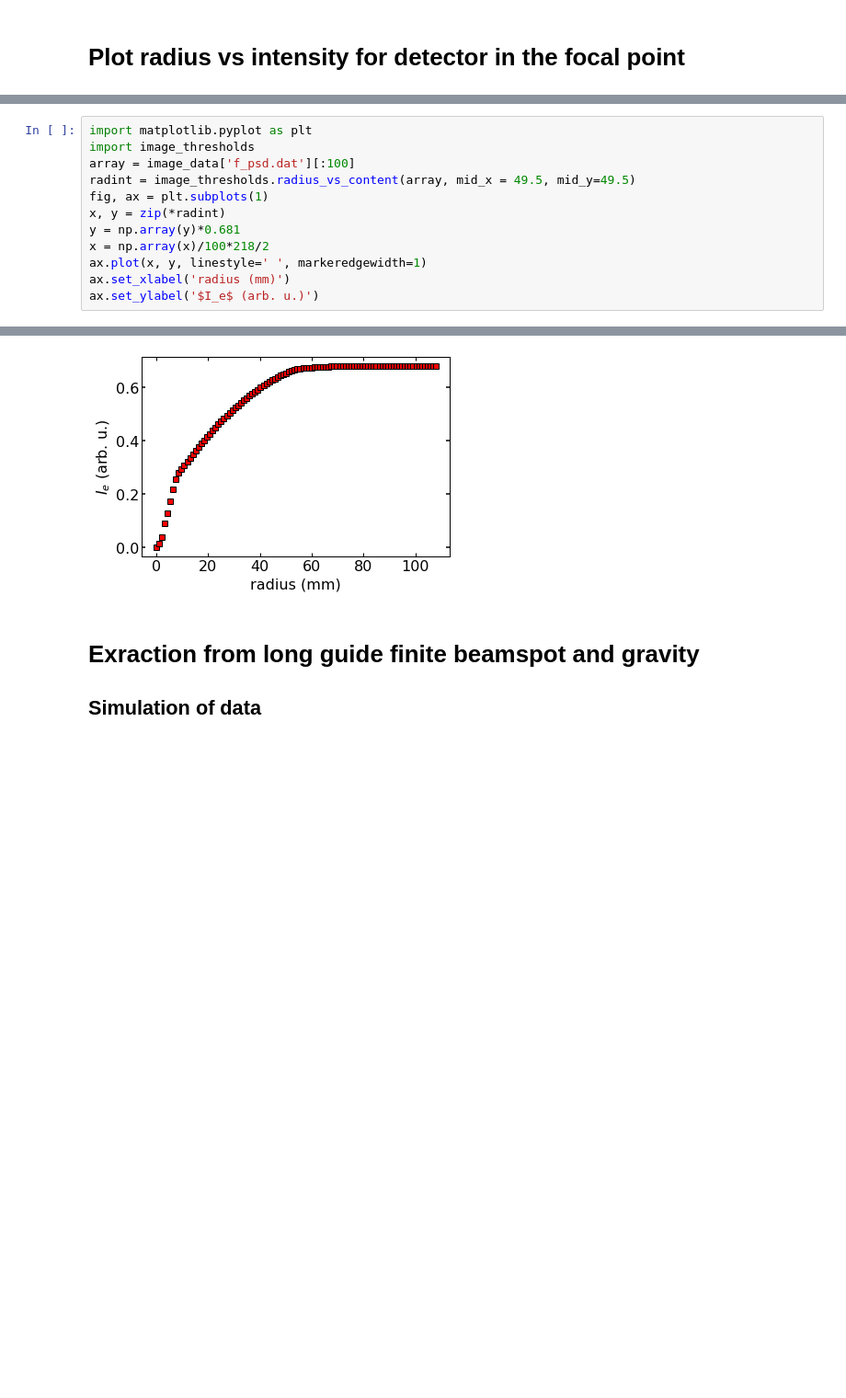
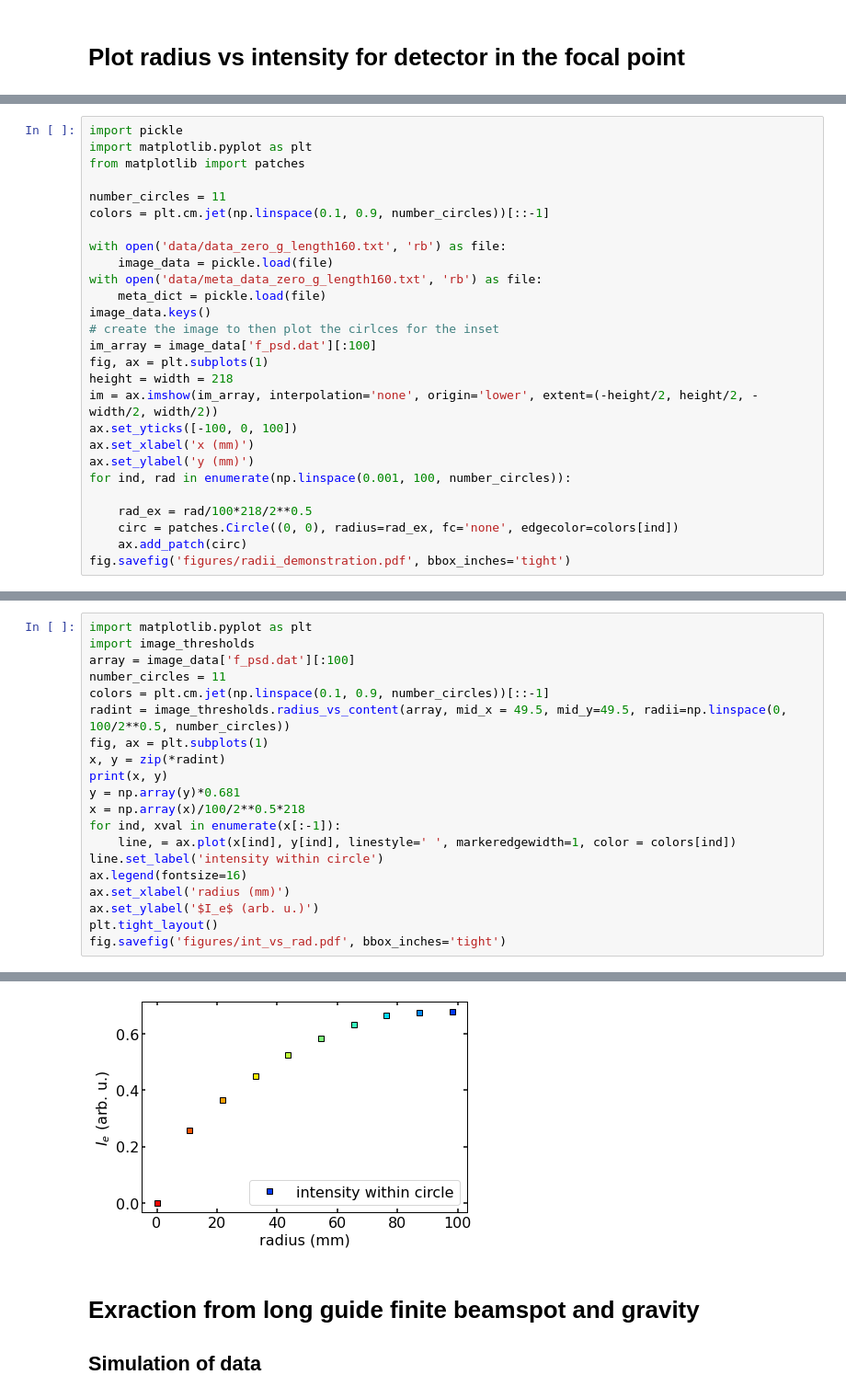
Before and after one commit to christophherb/extraction_parabolic_guide_nested_mirror_paper, a Jupyter notebook: parabolic_extraction.ipynb, the cells around one changed output, grey strips where cells are left out. Shown at 92% size. Drawn from its saved outputs; the diff is of its cells as text; blank space fills up the shorter version.

Commit message:
intensity vs. radius calculations are finished

```diff
--- a/parabolic_extraction.ipynb
+++ b/parabolic_extraction.ipynb
@@ -152,0 +144,27 @@ dict_keys(['g1_psd.dat', 'g1_divpos.dat', 'g1_divv_lambda.dat', 'f_divv_lambda.d
+# %%
+import pickle
+import matplotlib.pyplot as plt
+from matplotlib import patches
+
+number_circles = 11
+colors = plt.cm.jet(np.linspace(0.1, 0.9, number_circles))[::-1]
+
+with open('data/data_zero_g_length160.txt', 'rb') as file:
+    image_data = pickle.load(file)
+with open('data/meta_data_zero_g_length160.txt', 'rb') as file:
+    meta_dict = pickle.load(file)
+image_data.keys()
+# create the image to then plot the cirlces for the inset
+im_array = image_data['f_psd.dat'][:100]
+fig, ax = plt.subplots(1)
+height = width = 218
+im = ax.imshow(im_array, interpolation='none', origin='lower', extent=(-height/2, height/2, -width/2, width/2))
+ax.set_yticks([-100, 0, 100])
+ax.set_xlabel('x (mm)')
+ax.set_ylabel('y (mm)')
+for ind, rad in enumerate(np.linspace(0.001, 100, number_circles)):
+
+    rad_ex = rad/100*218/2**0.5
+    circ = patches.Circle((0, 0), radius=rad_ex, fc='none', edgecolor=colors[ind])
+    ax.add_patch(circ)
+fig.savefig('figures/radii_demonstration.pdf', bbox_inches='tight')
@@ -154,12 +174,20 @@ dict_keys(['g1_psd.dat', 'g1_divpos.dat', 'g1_divv_lambda.dat', 'f_divv_lambda.d
 import matplotlib.pyplot as plt
 import image_thresholds
 array = image_data['f_psd.dat'][:100]
-radint = image_thresholds.radius_vs_content(array, mid_x = 49.5, mid_y=49.5)
+number_circles = 11
+colors = plt.cm.jet(np.linspace(0.1, 0.9, number_circles))[::-1]
+radint = image_thresholds.radius_vs_content(array, mid_x = 49.5, mid_y=49.5, radii=np.linspace(0, 100/2**0.5, number_circles))
 fig, ax = plt.subplots(1)
 x, y = zip(*radint)
+print(x, y)
 y = np.array(y)*0.681
-x = np.array(x)/100*218/2
-ax.plot(x, y, linestyle=' ', markeredgewidth=1)
+x = np.array(x)/100/2**0.5*218
+for ind, xval in enumerate(x[:-1]):
+    line, = ax.plot(x[ind], y[ind], linestyle=' ', markeredgewidth=1, color = colors[ind])
+line.set_label('intensity within circle')
+ax.legend(fontsize=16)
 ax.set_xlabel('radius (mm)')
 ax.set_ylabel('$I_e$ (arb. u.)')
+plt.tight_layout()
+fig.savefig('figures/int_vs_rad.pdf', bbox_inches='tight')
 # %% [output]
@@ -167,4 +195,4 @@ Text(0, 0.5, '$I_e$ (arb. u.)')
-[figure, old version]
+[figure, new version]
 # %% [markdown]
 # Exraction from long guide finite beamspot and gravity
 ## Simulation of data
```
Also changed, not shown: parts of 7 cells of this notebook, 12 other files.
